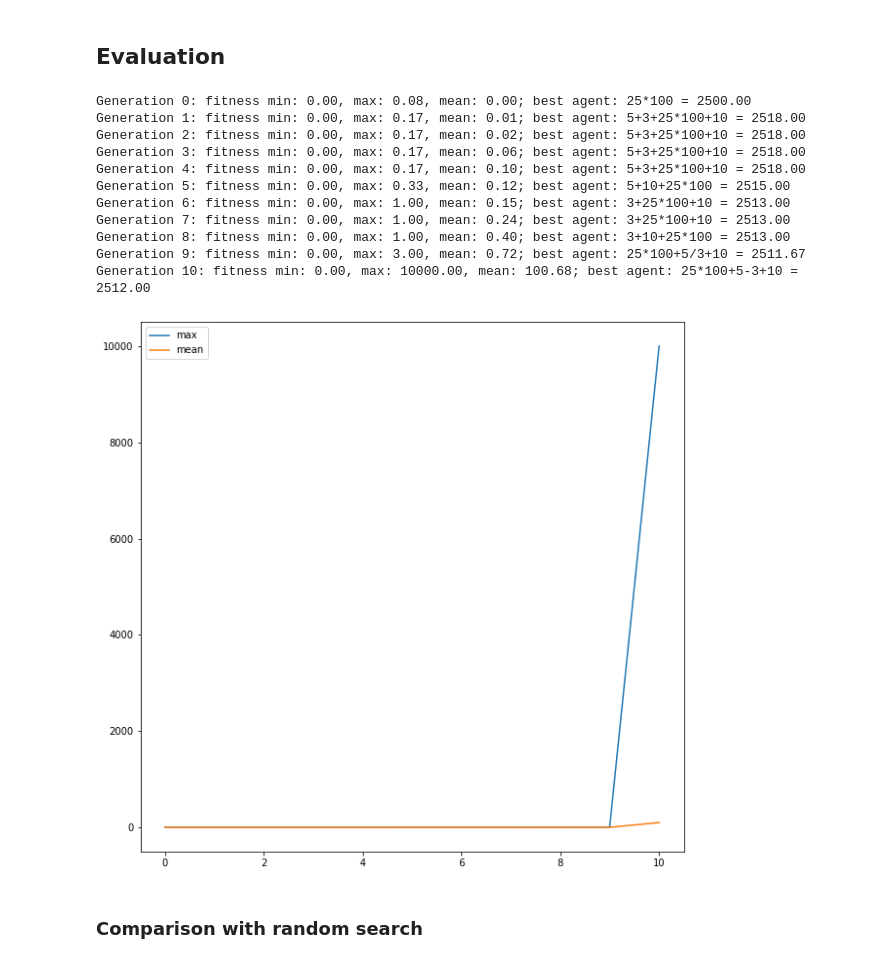
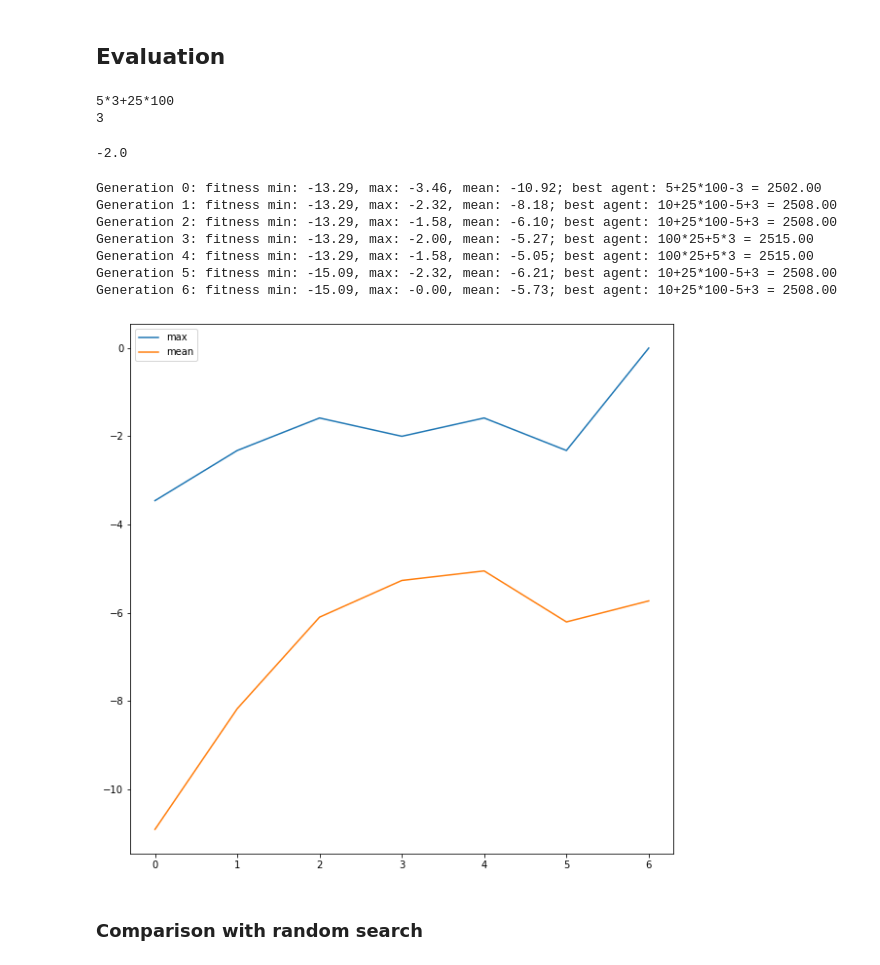
Before and after one commit to njezersek/Inteligent-Systems-assignment1, a Jupyter notebook: assignment.ipynb, the cells around one changed output. Cells and saved outputs as stored; diff of their text form; code cells hidden in the pictures.

```diff
--- a/assignment.ipynb
+++ b/assignment.ipynb
@@ -347,11 +347,11 @@ def get_weights(population_with_fitness, verbose=False):
     population_fitness = [f for a, f in population_with_fitness]
     min_fitness = min(population_fitness)
     base_fitness = -min_fitness*k
-    population_with_weights = [(a, f, (f+base_fitness)/base_fitness) for a, f in population_with_fitness]
-    population_with_weights_ordered = sorted(population_with_weights, key=lambda e: e[2])
+    population_with_weights = [(a, f, ((f+base_fitness)/base_fitness)**2) for a, f in population_with_fitness]
+    population_with_weights_ordered = sorted(population_with_weights, key=lambda e: e[2], reverse=True)
 
     if verbose:
-        for a, f, w in population_with_weights[:10]:
+        for a, f, w in population_with_weights_ordered[:10]:
             print(f"fitness: {f:.3f}, weight: {w:.3f}, agent: {agent_to_string(a)}")
 
         weights_ordered = [w for a, f, w in population_with_weights_ordered]
@@ -407,6 +407,7 @@ def select_weighted(population_with_fitness, n_agents):
     weights = get_weights(population_with_fitness)
     return random.choices(population_with_fitness, weights=weights, k=n_agents)
 # %%
+population_with_fitness = [(a, fitness_log(a)) for a in population]
 best_agents_weighted = select_weighted(population_with_fitness, 10)
 
 for a, f in best_agents_weighted:
@@ -458,9 +459,11 @@ def evolve(
         best_agents_with_fitness = selection_function(population_with_fitness, math.ceil(population_size*survival_probability))
         best_agents = [a for a, _ in best_agents_with_fitness]
 
+        best_agents_with_fitness_sorted = list(sorted(best_agents_with_fitness, key=lambda e: e[1], reverse=True))
+
         # print metrics
         if verbose:
-            print(f"Generation {generation}: fitness min: {min_fitness:.2f}, max: {max_fitness:.2f}, mean: {mean_fitness:.2f}; best agent: {agent_to_string(best_agents[0])}")
+            print(f"Generation {generation}: fitness min: {min_fitness:.2f}, max: {max_fitness:.2f}, mean: {mean_fitness:.2f}; best agent: {agent_to_string(best_agents_with_fitness_sorted[0][0])}")
 
         if max_fitness >= fitness_threshold: break
 
@@ -496,31 +499,37 @@ def evolve(
 # %%
 population_size = 100
 max_iterations = 300
+# %%
+a = [('5','*'), ('3', '+'), ('25', '*'), ('100', '+')]
+print(agent_to_expression(a))
+print(error(a))
+
+fitness_log(a)
+# %% [output]
+5*3+25*100
+3
+-2.0
 # %%
 population = [generate_agent() for _ in range(population_size)]
 _ = evolve(
     population,
-    fitness_inverse,
-    select_best_agents,
+    fitness_log,
+    select_weighted,
     crossover,
     mutation,
-    fitness_threshold=10000.00,
+    fitness_threshold=0,
     mutation_probability=0.2, survival_probability=0.2, max_iterations=300,
     verbose=True, keep_best=False, plot=True
 )
 # %% [output]
-Generation 0: fitness min: 0.00, max: 0.08, mean: 0.00; best agent: 25*100 = 2500.00
-Generation 1: fitness min: 0.00, max: 0.17, mean: 0.01; best agent: 5+3+25*100+10 = 2518.00
-Generation 2: fitness min: 0.00, max: 0.17, mean: 0.02; best agent: 5+3+25*100+10 = 2518.00
-Generation 3: fitness min: 0.00, max: 0.17, mean: 0.06; best agent: 5+3+25*100+10 = 2518.00
-Generation 4: fitness min: 0.00, max: 0.17, mean: 0.10; best agent: 5+3+25*100+10 = 2518.00
-Generation 5: fitness min: 0.00, max: 0.33, mean: 0.12; best agent: 5+10+25*100 = 2515.00
-Generation 6: fitness min: 0.00, max: 1.00, mean: 0.15; best agent: 3+25*100+10 = 2513.00
-Generation 7: fitness min: 0.00, max: 1.00, mean: 0.24; best agent: 3+25*100+10 = 2513.00
-Generation 8: fitness min: 0.00, max: 1.00, mean: 0.40; best agent: 3+10+25*100 = 2513.00
-Generation 9: fitness min: 0.00, max: 3.00, mean: 0.72; best agent: 25*100+5/3+10 = 2511.67
-Generation 10: fitness min: 0.00, max: 10000.00, mean: 100.68; best agent: 25*100+5-3+10 = 2512.00
+Generation 0: fitness min: -13.29, max: -3.46, mean: -10.92; best agent: 5+25*100-3 = 2502.00
+Generation 1: fitness min: -13.29, max: -2.32, mean: -8.18; best agent: 10+25*100-5+3 = 2508.00
+Generation 2: fitness min: -13.29, max: -1.58, mean: -6.10; best agent: 10+25*100-5+3 = 2508.00
+Generation 3: fitness min: -13.29, max: -2.00, mean: -5.27; best agent: 100*25+5*3 = 2515.00
+Generation 4: fitness min: -13.29, max: -1.58, mean: -5.05; best agent: 100*25+5*3 = 2515.00
+Generation 5: fitness min: -15.09, max: -2.32, mean: -6.21; best agent: 10+25*100-5+3 = 2508.00
+Generation 6: fitness min: -15.09, max: -0.00, mean: -5.73; best agent: 10+25*100-5+3 = 2508.00
-[figure, old version]
+[figure, new version]
 # %% [markdown]
 ### Comparison with random search
 # %%
```
Also changed, not shown: parts of 5 cells of this notebook.
